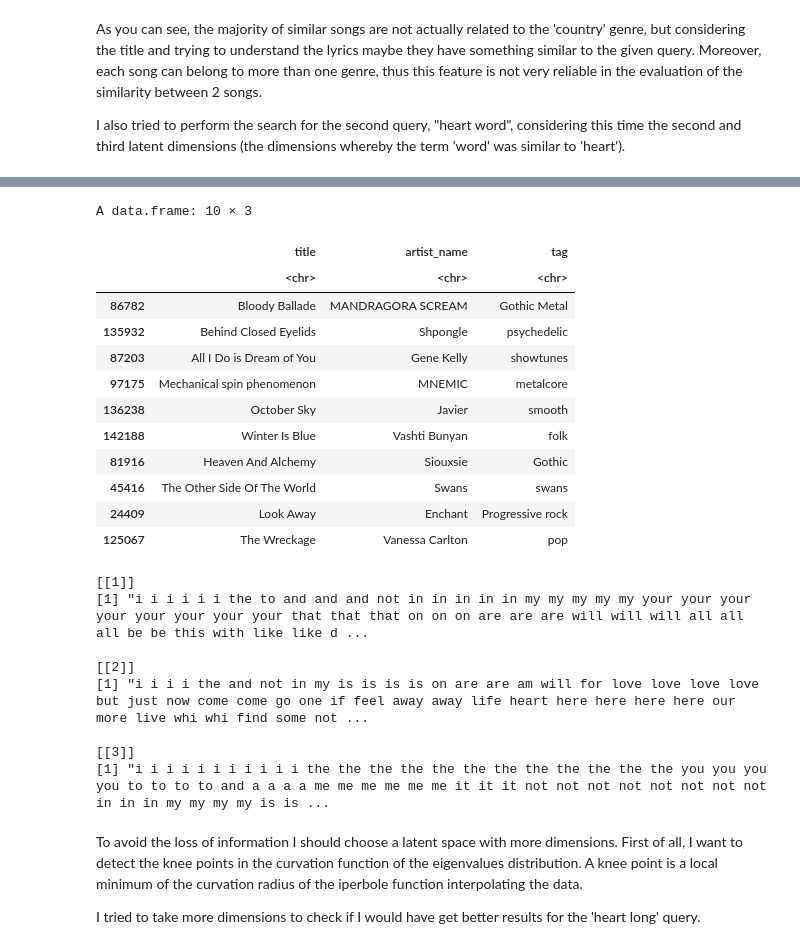
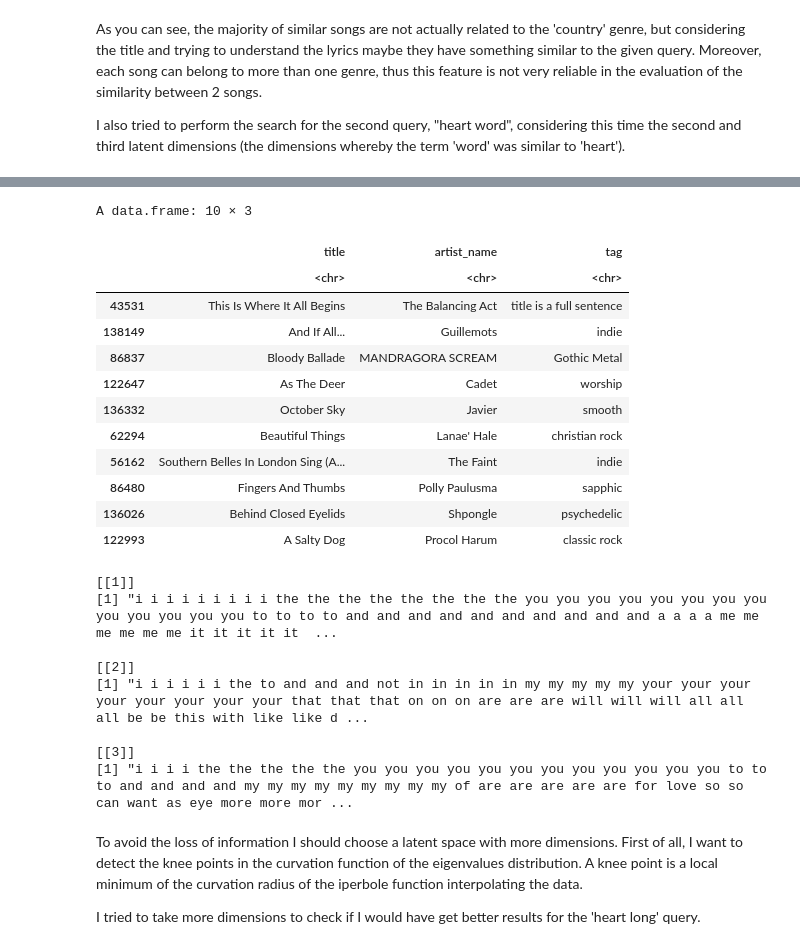
Before and after one commit to DanieleMorotti/Songs-recommendation-from-lyrics, a Jupyter notebook: songs_analysis_R.ipynb, the cells around one changed output, grey strips where cells are left out. Drawn from its saved outputs; the diff is of its cells as text; code cells hidden in the pictures.

```diff
--- a/songs_analysis_R.ipynb
+++ b/songs_analysis_R.ipynb
@@ -31,9 +25,8 @@ Loading required package: SnowballC
 I download the dataset from Drive and it will be loaded to a dataframe in order to use the songs for our analysis. If you want to check the preprocessing applied on the original data you can check the following python script TODO: AGGIUNGERE LINK ALLO SCRIPT SU DRIVE.
 # %%
 # Download the file from Drive
-url_dataset <- "https://drive.google.com/file/d/1-0JneDawEUakvEvlEqw1lFhy1OScRiOr/view?usp=share_link"
-url_evaluation <- "https://drive.google.com/file/d/1535h0t9xngWndBfdgEb8QqkFn0L-ZeBL/view?usp=share_link"
-
+url_dataset <- "https://drive.google.com/file/d/1-B9eJTAa7xBWJStv1r-169pPgtH3CVMb/view?usp=share_link"
+url_evaluation <- "https://drive.google.com/file/d/1-6eIPU2Q2UF5oyynNH8ORWYR2jxyhkmE/view?usp=share_link"
 drive_deauth()
 dl_data <- drive_download(as_id(url_dataset), overwrite=TRUE)
 dl_eval <- drive_download(as_id(url_evaluation), overwrite=TRUE)
@@ -637,34 +668,34 @@ A matrix: 1 × 209 of type dbl
 # %%
 # Top 10 songs that are more semantically similar to the query, considering only 2° and 3° latent dimensions
-sim_10_songs_hw <- top(cosines(dls[,2:3], rock_roll_ls[2:3]), 10)
+sim_10_songs_hw <- top(cosines(dls[,2:3], heart_word_ls[2:3]), 10)
 
 # List the 10 songs
 songs_df[sim_10_songs_hw, c('title','artist_name', 'tag')]
 # %% [output]
 A data.frame: 10 × 3
 |  | title | artist_name | tag |
 |  | <chr> | <chr> | <chr> |
-| 86782 | Bloody Ballade | MANDRAGORA SCREAM | Gothic Metal |
-| 135932 | Behind Closed Eyelids | Shpongle | psychedelic |
-| 87203 | All I Do is Dream of You | Gene Kelly | showtunes |
-| 97175 | Mechanical spin phenomenon | MNEMIC | metalcore |
-| 136238 | October Sky | Javier | smooth |
-| 142188 | Winter Is Blue | Vashti Bunyan | folk |
-| 81916 | Heaven And Alchemy | Siouxsie | Gothic |
-| 45416 | The Other Side Of The World | Swans | swans |
-| 24409 | Look Away | Enchant | Progressive rock |
-| 125067 | The Wreckage | Vanessa Carlton | pop |
+| 43531 | This Is Where It All Begins | The Balancing Act | title is a full sentence |
+| 138149 | And If All... | Guillemots | indie |
+| 86837 | Bloody Ballade | MANDRAGORA SCREAM | Gothic Metal |
+| 122647 | As The Deer | Cadet | worship |
+| 136332 | October Sky | Javier | smooth |
+| 62294 | Beautiful Things | Lanae' Hale | christian rock |
+| 56162 | Southern Belles In London Sing (A... | The Faint | indie |
+| 86480 | Fingers And Thumbs | Polly Paulusma | sapphic |
+| 136026 | Behind Closed Eyelids | Shpongle | psychedelic |
+| 122993 | A Salty Dog | Procol Harum | classic rock |
 # %%
-as.list(songs_df[c(86782, 142188, 24409),'lyrics'])
+as.list(songs_df[c(43531, 86837, 122647),'lyrics'])
 # %% [output]
 [[1]]
+[1] "i i i i i i i i i the the the the the the the the you you you you you you you you you you you you you to to to to and and and and and and and and and and a a a a me me me me me me it it it it it  ...
+
+[[2]]
 [1] "i i i i i i the to and and and not in in in in in my my my my my your your your your your your your your that that that on on on are are are will will will all all all be be this with like like d ...
 
-[[2]]
-[1] "i i i i the and not in my is is is is on are are am will for love love love love but just now come come go one if feel away away life heart here here here here our more live whi whi find some not ...
-
 [[3]]
-[1] "i i i i i i i i i i i the the the the the the the the the the the the you you you you to to to to and a a a a me me me me me me it it it not not not not not not not not in in in my my my my is is ...
+[1] "i i i i the the the the the you you you you you you you you you you you you to to to and and and and my my my my my my my my my of are are are are are for love so so can want as eye more more mor ...
 # %% [markdown]
 To avoid the loss of information I should choose a latent space with more dimensions. First of all, I want to detect the knee points in the curvation function of the eigenvalues distribution. A knee point is a local minimum of the curvation radius of the iperbole function interpolating the data.
 
```
Also changed, not shown: parts of 59 cells of this notebook, 1 other file.
